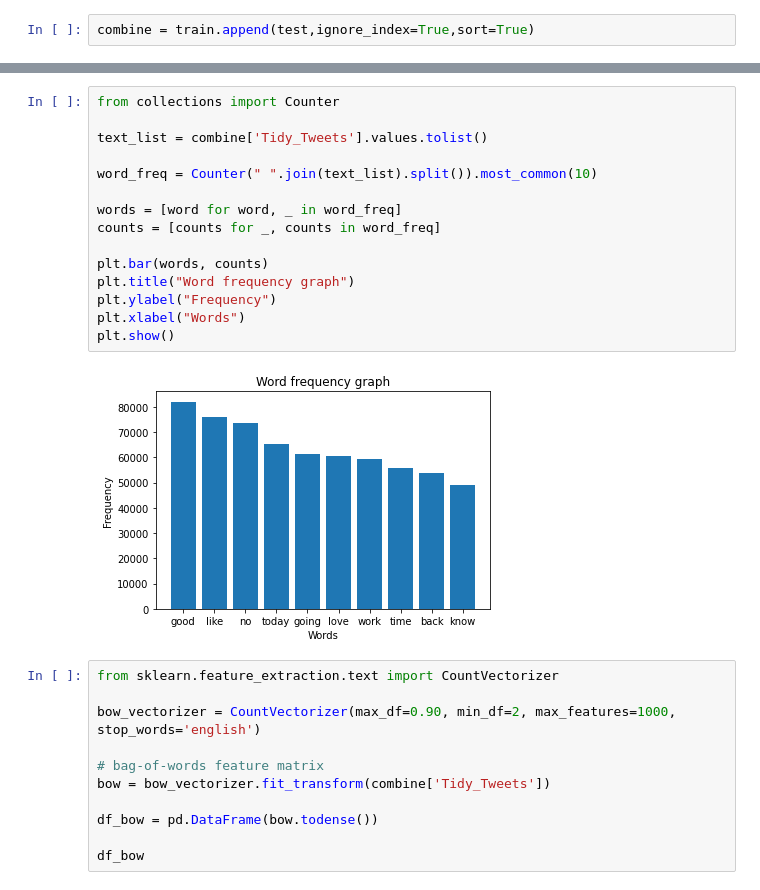
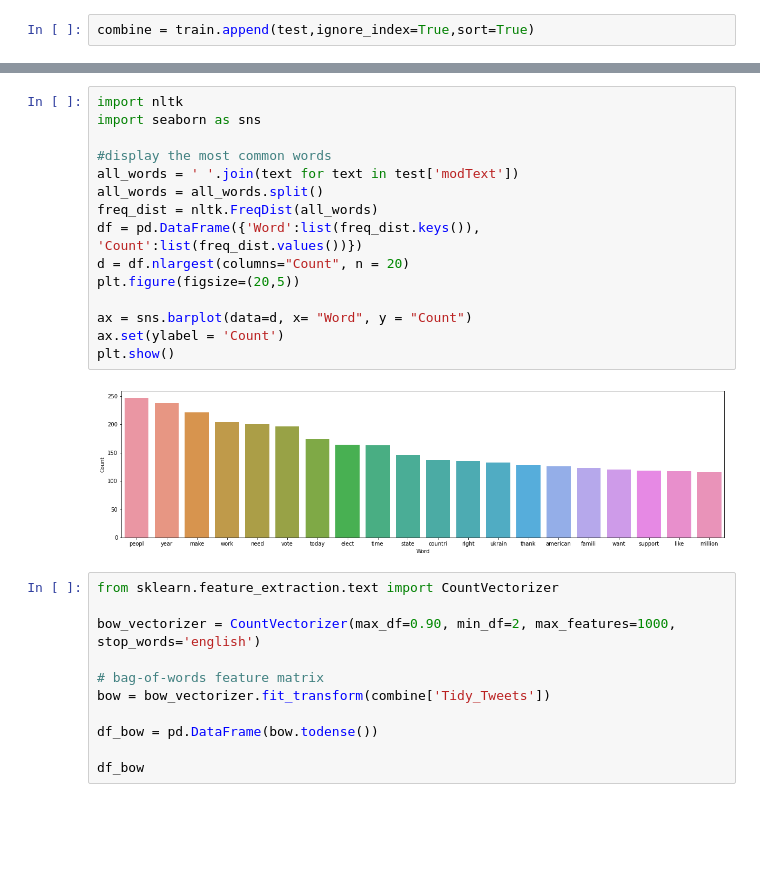
Before and after one commit to AnGafa/Sentiment-Analysis-from-Tweets, a Jupyter notebook: DataCleanupVisualized.ipynb, the cells around one changed output, grey strips where cells are left out. Drawn from its saved outputs; the diff is of its cells as text; blank space fills up the shorter version.

```diff
--- a/DataCleanupVisualized.ipynb
+++ b/DataCleanupVisualized.ipynb
@@ -199,20 +129,20 @@ sns.despine()
-# %%
-from collections import Counter
-
-text_list = combine['Tidy_Tweets'].values.tolist()
-
-word_freq = Counter(" ".join(text_list).split()).most_common(10)
-
-words = [word for word, _ in word_freq]
-counts = [counts for _, counts in word_freq]
-
-plt.bar(words, counts)
-plt.title("Word frequency graph")
-plt.ylabel("Frequency")
-plt.xlabel("Words")
-plt.show()
-# %% [output]
-[figure, removed]
+# %%
+import nltk
+import seaborn as sns
+
+#display the most common words
+all_words = ' '.join(text for text in test['modText'])
+all_words = all_words.split()
+freq_dist = nltk.FreqDist(all_words)
+df = pd.DataFrame({'Word':list(freq_dist.keys()), 'Count':list(freq_dist.values())})
+d = df.nlargest(columns="Count", n = 20)
+plt.figure(figsize=(20,5))
+
+ax = sns.barplot(data=d, x= "Word", y = "Count")
+ax.set(ylabel = 'Count')
+plt.show()
+# %% [output]
+[figure, added]
 # %%
 from sklearn.feature_extraction.text import CountVectorizer
 
```
Also changed, not shown: parts of 7 cells of this notebook, 6 other files.
